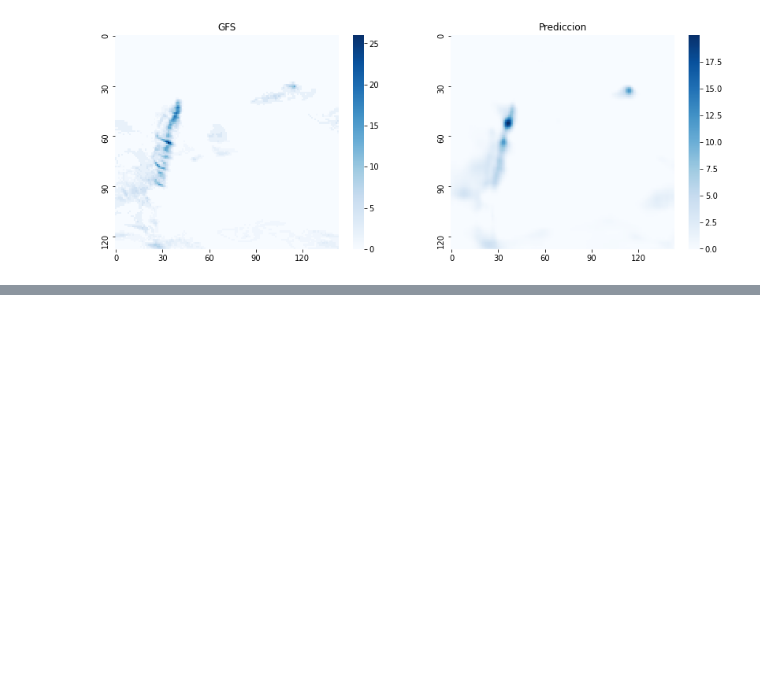
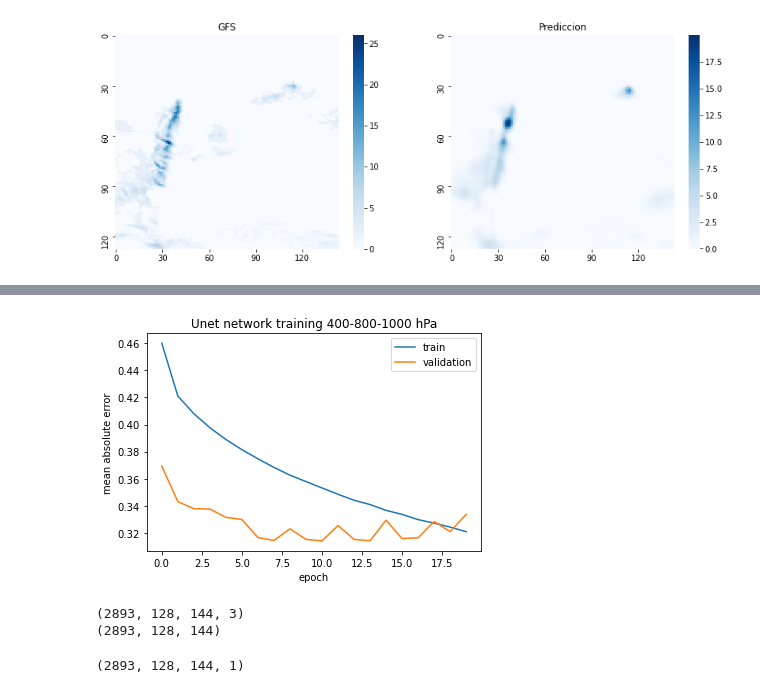
Before and after one commit to JFC95/ProyectoIntegrador_Weather, a Jupyter notebook: gfs-dataset/validacion_imagenes_gfs.ipynb, the cells around one changed output, grey strips where cells are left out. Saved outputs shown, nothing was run; the diff lists cells and outputs as text; code cells hidden in the pictures; blank space fills up the shorter version.

```diff
--- a/gfs-dataset/validacion_imagenes_gfs.ipynb
+++ b/gfs-dataset/validacion_imagenes_gfs.ipynb
@@ -4,6 +4,21 @@ import numpy as np
 import pickle
 import seaborn as sns
 import matplotlib.pyplot as plt
+# %%
+def graficar_entrenamiento(filename):
+    history = pickle.load( open( filename, "rb" ) )
+
+    print(f"val_loss: {history['val_loss'][-1]}")
+    print(f"loss: {history['loss'][-1]}")
+    #print(history)
+    plt.plot(history['loss'])
+    plt.plot(history['val_loss'])
+    plt.title('Unet network training 400-800-1000 hPa')
+    plt.ylabel('mean absolute error')
+    plt.xlabel('epoch')
+    #plt.ylim(0,0.4)
+    plt.legend(['train', 'validation'], loc='upper right')
+    plt.show()
 # %% [markdown]
 ## opt = SGD(lr=0.01, decay=1e-6, momentum=0.9, nesterov=True) - loss=mae
 ## Alturas: 400-800-1000 hPa (3-7-9)  /  channel_first
@@ -56,0 +65,3 @@ Text(0.5, 1.0, 'Prediccion')
+# %%
+graficar_entrenamiento('/opt/datos/entrenamientos/gfs/02')
+# %% [output]
@@ -56,0 +70,22 @@ Text(0.5, 1.0, 'Prediccion')
+[figure, added]
+# %%
+model = load_model('/opt/datos/entrenamientos/gfs/02.h5')
+x_test = np.load("/opt/datos/dataset/gfs/X_test_3-7-9.npy")
+y_test = np.load("/opt/datos/dataset/gfs/Y_test.npy")
+
+x_test = x_test[:, :, 0:128, 0:144]
+y_test = y_test[:, 0:128, 0:144]
+
+# Muevo el eje RGB al ultimo
+x_test = np.moveaxis(x_test, 1, 3)
+
+print(x_test.shape)
+print(y_test.shape)
+# %% [output]
+(2893, 128, 144, 3)
+(2893, 128, 144)
+# %%
+y_pred = model.predict(x_test)
+print(y_pred.shape)
+# %% [output]
+(2893, 128, 144, 1)
```
Also changed, not shown: parts of 18 cells of this notebook, 3 other files.
